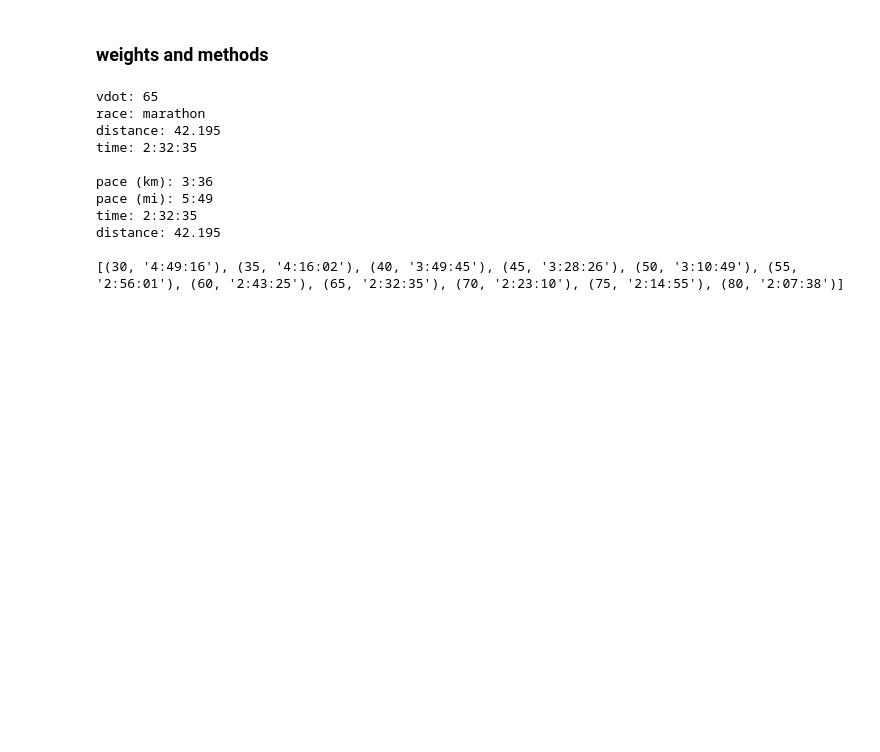
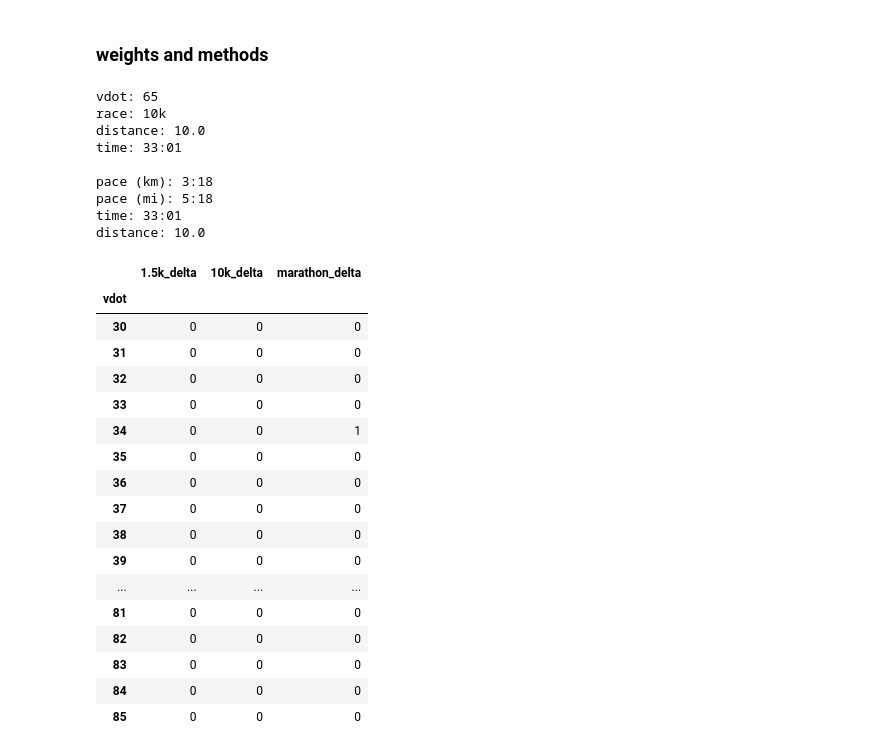
Before and after one commit to justin4480/vdot-pace, a Jupyter notebook: vdot_lr.ipynb, the cells around one changed output. Cells and saved outputs as stored; diff of their text form; code cells hidden in the pictures; blank space fills up the shorter version.

```diff
--- a/vdot_lr.ipynb
+++ b/vdot_lr.ipynb
@@ -110,7 +107,7 @@ metadata = {
     },
     '10k': {
         'distance': 10.0,
-        'weights': None,
+        'weights': np.array([11045.008738808692, 48.69849842830903, -2919.2894591605072, 42237.01880476229, -0.18713464363791843, 0.0003564040634955745]),
     },
     'half marathon': {
         'distance': 21.0975,
@@ -125,7 +122,7 @@ metadata = {
 def get_time(vdot, race):
     X = np.array([1, vdot, np.log(vdot), 1/vdot, vdot**2, vdot**3])
     w = metadata[race]['weights']
-    seconds = X @ w
+    seconds = np.round(X @ w,)
     return datetime.timedelta(seconds=seconds)
 
 def calculate_pace(time: datetime.timedelta, distance: float) -> datetime.timedelta:
@@ -148,7 +145,7 @@ def format_time(td: datetime.timedelta, strip: bool=True):
     return re.search(pattern=r'[1-9].*', string=td).group() if strip else td
 # %%
 vdot = 65
-race = ['marathon', '1.5k'][0]
+race = ['marathon', '1.5k', '10k'][2]
 distance = metadata[race]['distance']
 time = get_time(vdot, race)
 print(f'vdot: {vdot} \nrace: {race} \ndistance: {distance} \ntime: {format_time(time)}')
@@ -158,17 +155,39 @@ pace_mi = convert_pace_km_to_miles(pace)
 time = calculate_time(distance, pace)
 distance = calculate_distance(time, pace)
 print(f'\npace (km): {format_time(pace)} \npace (mi): {format_time(pace_mi)} \ntime: {format_time(time)} \ndistance: {distance}')
-
-print(f'\n{[(i, format_time(get_time(vdot=i, race=race))) for i in range(30, 85, 5)]}')
 # %% [output]
 vdot: 65
-race: marathon
-distance: 42.195
-time: 2:32:35
+race: 10k
+distance: 10.0
+time: 33:01
 
-pace (km): 3:36
-pace (mi): 5:49
-time: 2:32:35
-distance: 42.195
-
-[(30, '4:49:16'), (35, '4:16:02'), (40, '3:49:45'), (45, '3:28:26'), (50, '3:10:49'), (55, '2:56:01'), (60, '2:43:25'), (65, '2:32:35'), (70, '2:23:10'), (75, '2:14:55'), (80, '2:07:38')]
+pace (km): 3:18
+pace (mi): 5:18
+time: 33:01
+distance: 10.0
+# %%
+eval = pd.DataFrame(index=df.index)
+for race in df.columns:
+    y_pred = [int(get_time(vdot=i, race=race).total_seconds()) for i in range(30, 86)]
+    y = df[race].apply(lambda x: int(x.total_seconds()))
+    eval[race+'_delta'] = y_pred - y
+eval
+# %% [output]
+|  | 1.5k_delta | 10k_delta | marathon_delta |
+| vdot |  |  |  |
+| 30 | 0 | 0 | 0 |
+| 31 | 0 | 0 | 0 |
+| 32 | 0 | 0 | 0 |
+| 33 | 0 | 0 | 0 |
+| 34 | 0 | 0 | 1 |
+| 35 | 0 | 0 | 0 |
+| 36 | 0 | 0 | 0 |
+| 37 | 0 | 0 | 0 |
+| 38 | 0 | 0 | 0 |
+| 39 | 0 | 0 | 0 |
+| ... | ... | ... | ... |
+| 81 | 0 | 0 | 0 |
+| 82 | 0 | 0 | 0 |
+| 83 | 0 | 0 | 0 |
+| 84 | 0 | 0 | 0 |
+| 85 | 0 | 0 | 0 |
```
Also changed, not shown: parts of 7 cells of this notebook.
